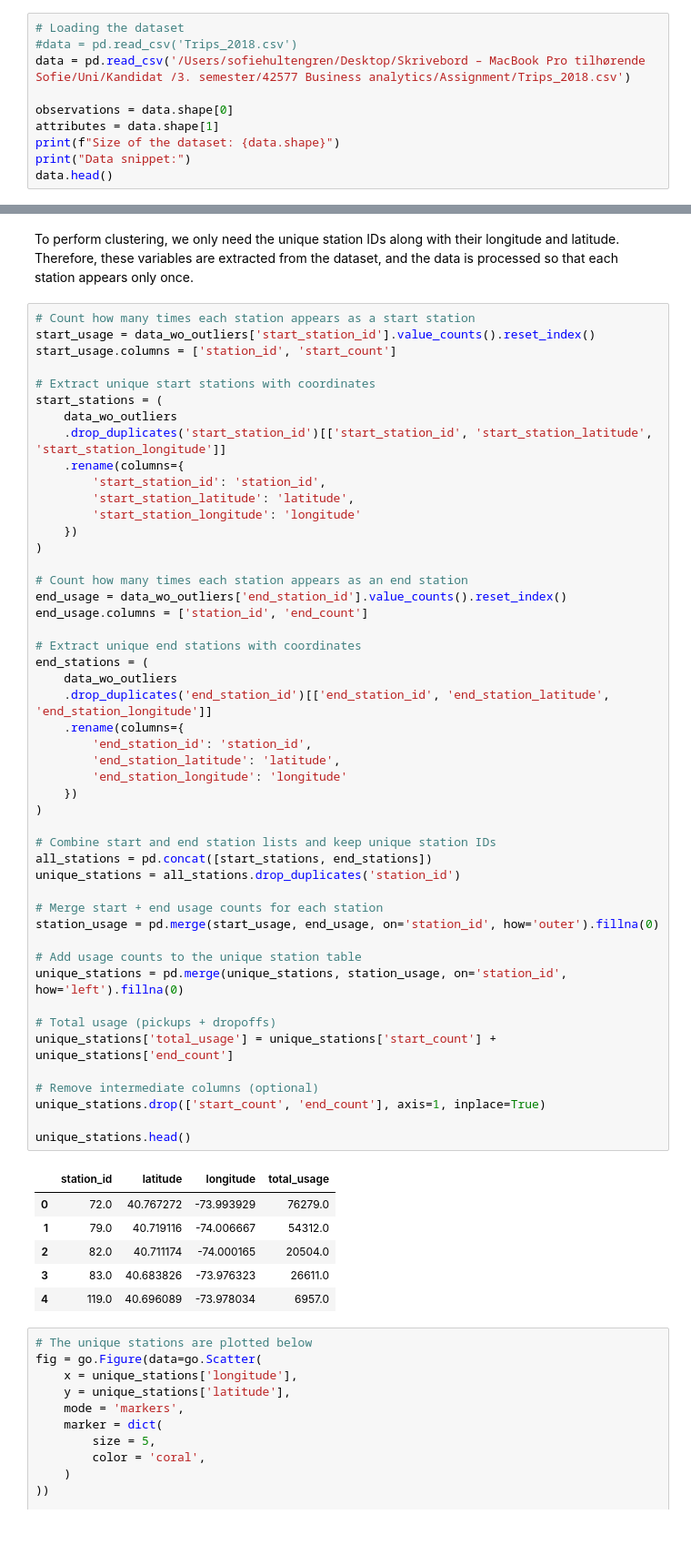
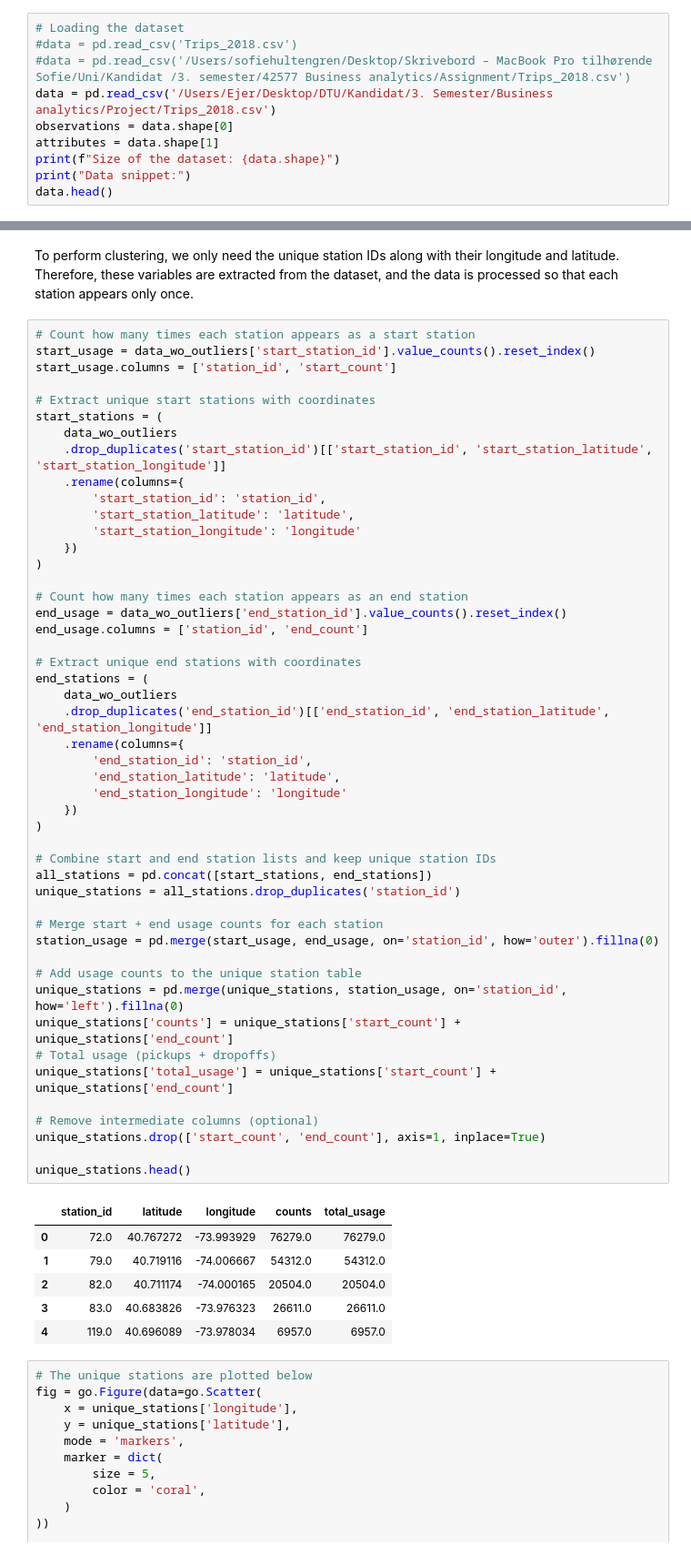
Before and after one commit to Cami967j/Introduction-to-business-analytics, a Jupyter notebook: assignment.ipynb, the cells around one changed output, grey strips where cells are left out. Shown at 91% size. Saved outputs shown, nothing was run; the diff lists cells and outputs as text.

```diff
--- a/assignment.ipynb
+++ b/assignment.ipynb
@@ -43,8 +43,8 @@ np.random.seed(42)
 # %%
 # Loading the dataset
 #data = pd.read_csv('Trips_2018.csv')
-data = pd.read_csv('/Users/sofiehultengren/Desktop/Skrivebord – MacBook Pro tilhørende Sofie/Uni/Kandidat /3. semester/42577 Business analytics/Assignment/Trips_2018.csv')
-
+#data = pd.read_csv('/Users/sofiehultengren/Desktop/Skrivebord – MacBook Pro tilhørende Sofie/Uni/Kandidat /3. semester/42577 Business analytics/Assignment/Trips_2018.csv')
+data = pd.read_csv('/Users/Ejer/Desktop/DTU/Kandidat/3. Semester/Business analytics/Project/Trips_2018.csv')
 observations = data.shape[0]
 attributes = data.shape[1]
 print(f"Size of the dataset: {data.shape}")
@@ -298,40 +333,40 @@ end_usage = data_wo_outliers['end_station_id'].value_counts().reset_index()
 end_usage.columns = ['station_id', 'end_count']
 
 # Extract unique end stations with coordinates
 end_stations = (
     data_wo_outliers
     .drop_duplicates('end_station_id')[['end_station_id', 'end_station_latitude', 'end_station_longitude']]
     .rename(columns={
         'end_station_id': 'station_id',
         'end_station_latitude': 'latitude',
         'end_station_longitude': 'longitude'
     })
 )
 
 # Combine start and end station lists and keep unique station IDs
 all_stations = pd.concat([start_stations, end_stations])
 unique_stations = all_stations.drop_duplicates('station_id')
 
 # Merge start + end usage counts for each station
 station_usage = pd.merge(start_usage, end_usage, on='station_id', how='outer').fillna(0)
 
 # Add usage counts to the unique station table
 unique_stations = pd.merge(unique_stations, station_usage, on='station_id', how='left').fillna(0)
-
+unique_stations['counts'] = unique_stations['start_count'] + unique_stations['end_count']
 # Total usage (pickups + dropoffs)
 unique_stations['total_usage'] = unique_stations['start_count'] + unique_stations['end_count']
 
 # Remove intermediate columns (optional)
 unique_stations.drop(['start_count', 'end_count'], axis=1, inplace=True)
 
 unique_stations.head()
 # %% [output]
-|  | station_id | latitude | longitude | total_usage |
-| 0 | 72.0 | 40.767272 | -73.993929 | 76279.0 |
-| 1 | 79.0 | 40.719116 | -74.006667 | 54312.0 |
-| 2 | 82.0 | 40.711174 | -74.000165 | 20504.0 |
-| 3 | 83.0 | 40.683826 | -73.976323 | 26611.0 |
-| 4 | 119.0 | 40.696089 | -73.978034 | 6957.0 |
+|  | station_id | latitude | longitude | counts | total_usage |
+| 0 | 72.0 | 40.767272 | -73.993929 | 76279.0 | 76279.0 |
+| 1 | 79.0 | 40.719116 | -74.006667 | 54312.0 | 54312.0 |
+| 2 | 82.0 | 40.711174 | -74.000165 | 20504.0 | 20504.0 |
+| 3 | 83.0 | 40.683826 | -73.976323 | 26611.0 | 26611.0 |
+| 4 | 119.0 | 40.696089 | -73.978034 | 6957.0 | 6957.0 |
 # %%
 # The unique stations are plotted below
 fig = go.Figure(data=go.Scatter(
```
Also changed, not shown: parts of 24 cells of this notebook.
